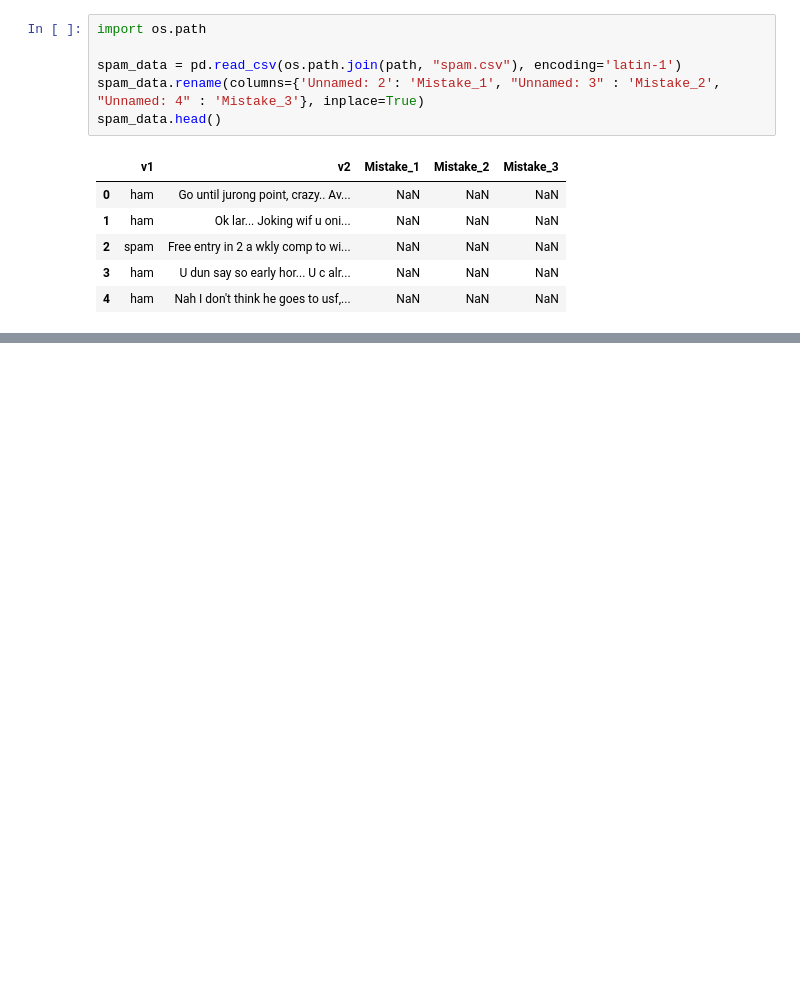
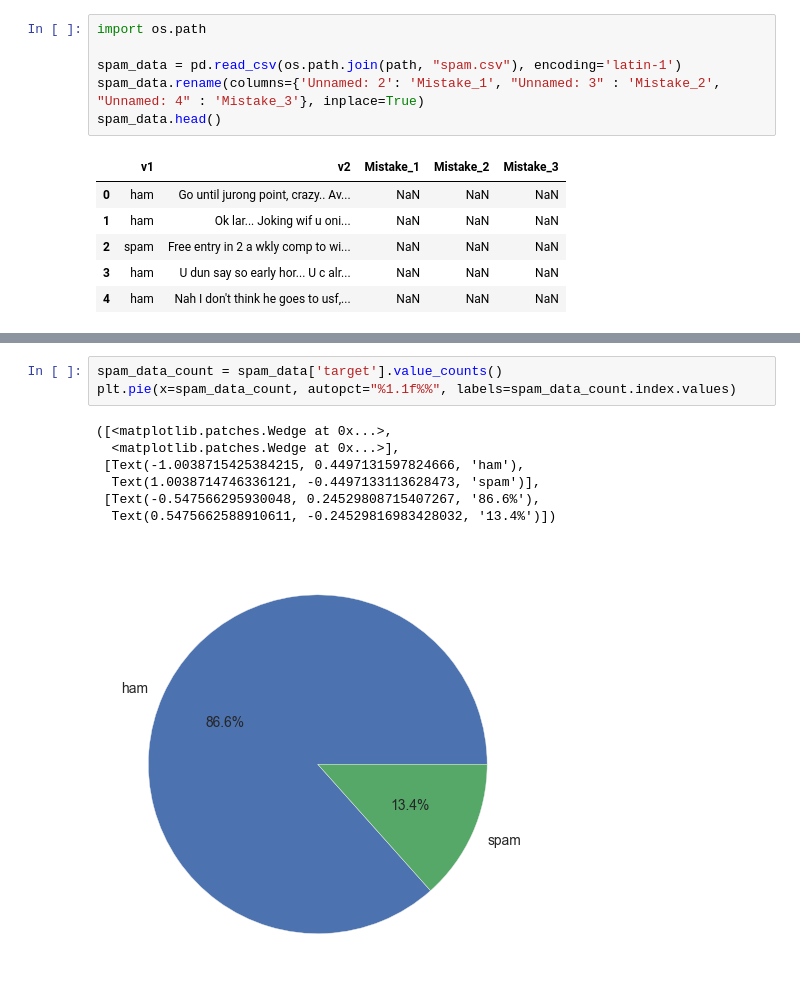
Before and after one commit to EmreArapcicUevak/AID201-Project-Spam-Detection, a Jupyter notebook: Main.ipynb, the cells around one changed output, grey strips where cells are left out. Saved outputs shown, nothing was run; the diff lists cells and outputs as text; blank space fills up the shorter version.

```diff
--- a/Main.ipynb
+++ b/Main.ipynb
@@ -31,0 +45,11 @@ spam_data.dropna(axis='columns', how='any', inplace=True)
+# %%
+spam_data_count = spam_data['target'].value_counts()
+plt.pie(x=spam_data_count, autopct="%1.1f%%", labels=spam_data_count.index.values)
+# %% [output]
+([<matplotlib.patches.Wedge at 0x...>,
+  <matplotlib.patches.Wedge at 0x...>],
+ [Text(-1.0038715425384215, 0.4497131597824666, 'ham'),
+  Text(1.0038714746336121, -0.4497133113628473, 'spam')],
+ [Text(-0.547566295930048, 0.24529808715407267, '86.6%'),
+  Text(0.5475662588910611, -0.24529816983428032, '13.4%')])
+[figure, added]
```
Also changed, not shown: parts of 5 cells of this notebook.
